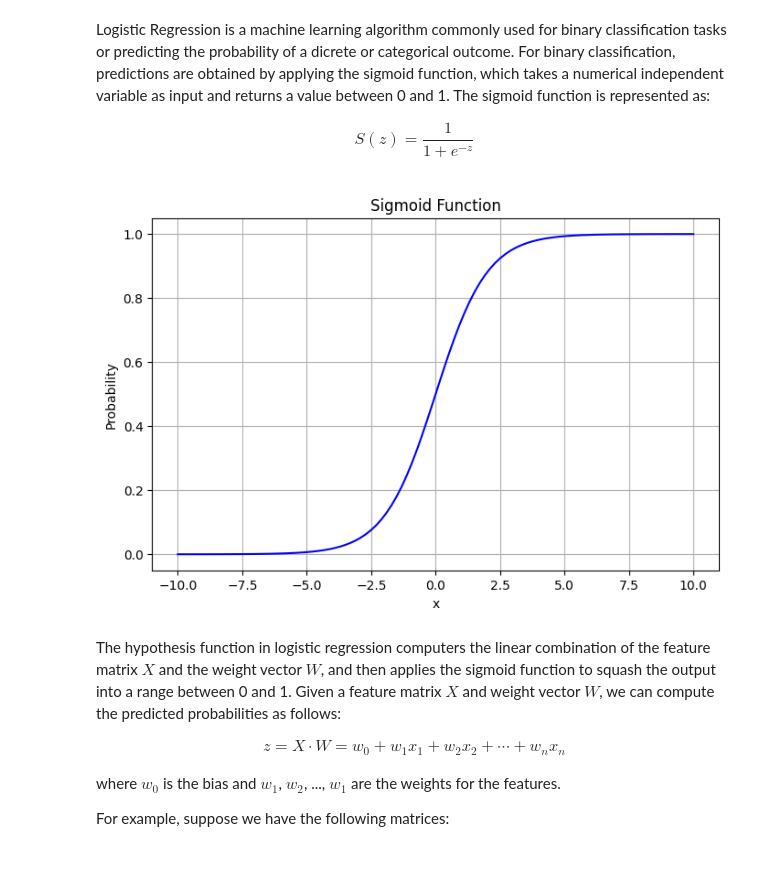
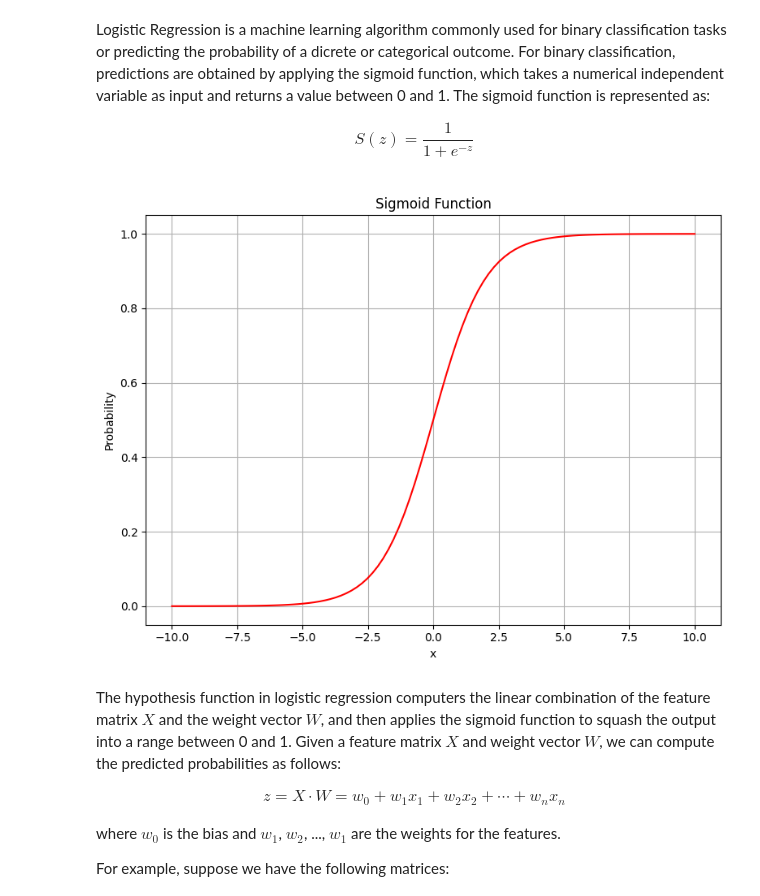
Before and after one commit to tsu76i/DS-playground, a Jupyter notebook: 2. Regression/2.1 Regression From Scratch/2.1_regression_from_scratch.ipynb, the cells around one changed output. Drawn from its saved outputs; the diff is of its cells as text; code cells hidden in the pictures; blank space fills up the shorter version.

Commit message:
Modified visualisation

```diff
--- a/2. Regression/2.1 Regression From Scratch/2.1_regression_from_scratch.ipynb
+++ b/2. Regression/2.1 Regression From Scratch/2.1_regression_from_scratch.ipynb
@@ -267,16 +267,17 @@ S(z) = \dfrac{1}{1+e^{-z}}
 def sigmoid(z: np.array) -> np.array:
     return 1 / (1 + np.exp(-z))
 # %%
-plt.figure(figsize=(8, 5))
+plt.figure(figsize=(8, 6))
 x = np.linspace(-10, 10, 100)
 plt.xlabel('x')
 plt.ylabel('Probability')
 plt.title('Sigmoid Function')
 plt.grid(True)
-plt.plot(x, sigmoid(x), color='b')
+plt.tight_layout()
+plt.plot(x, sigmoid(x), color='red')
 plt.show()
 # %% [output]
-[figure, old version]
+[figure, new version]
 # %% [markdown]
 The hypothesis function in logistic regression computers the linear combination of the feature matrix $X$ and the weight vector $W$, and then applies the sigmoid function to squash the output into a range between 0 and 1. Given a feature matrix $X$ and weight vector $W$, we can compute the predicted probabilities as follows:
 
```
Also changed, not shown: parts of 19 cells of this notebook.
